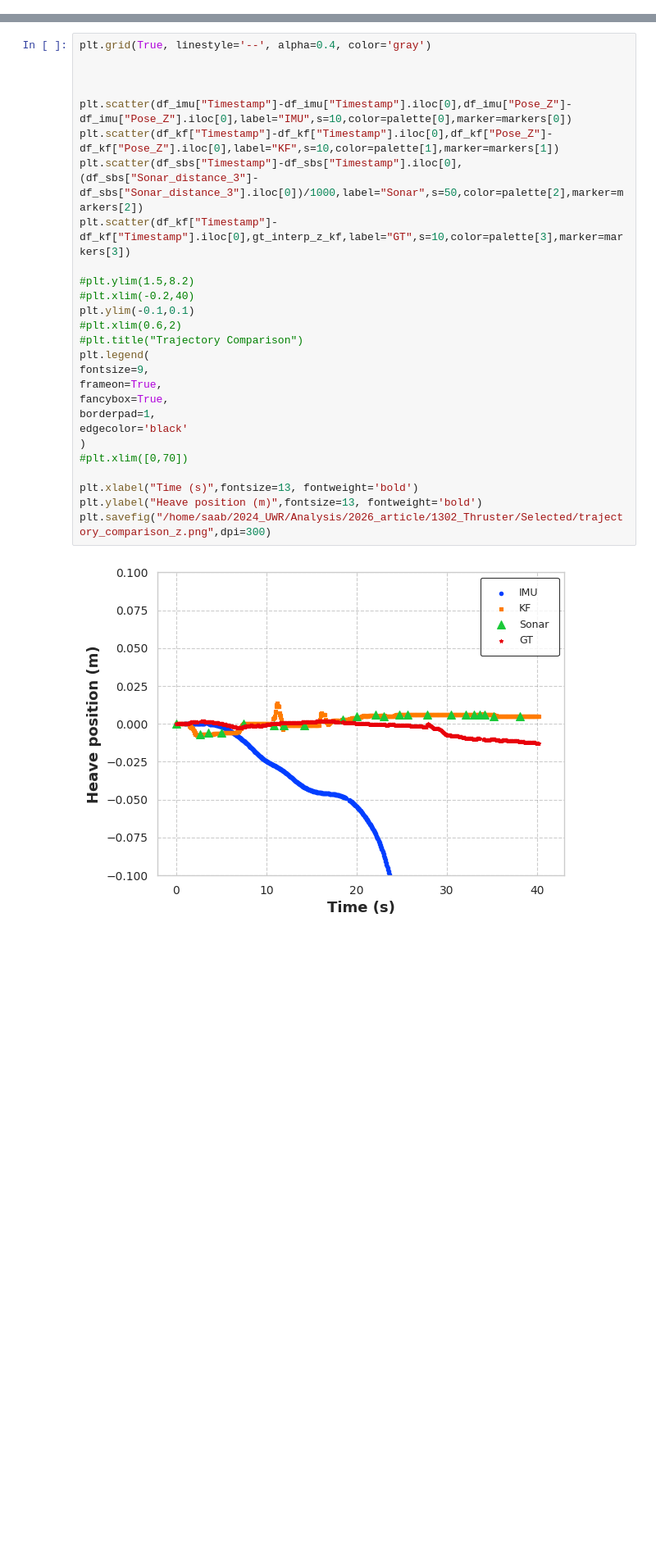
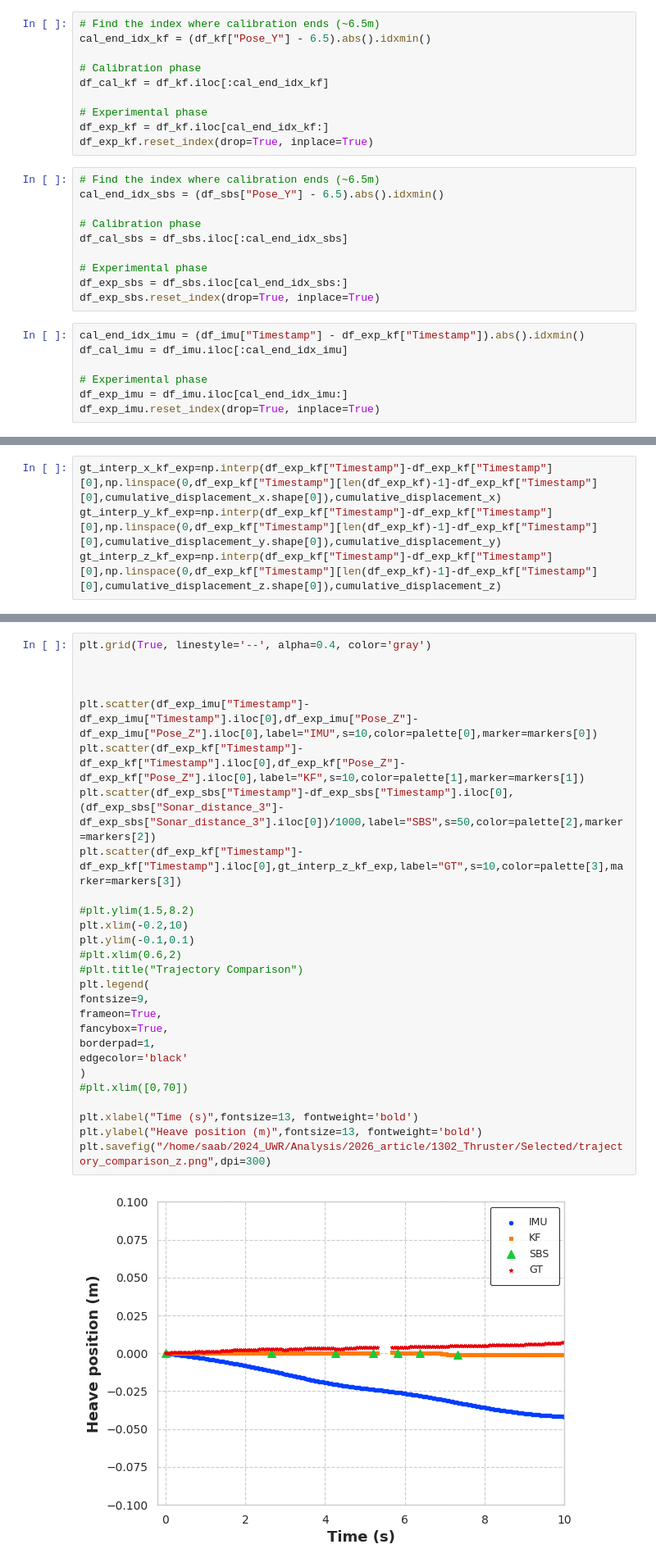
Before and after one commit to SAAB-NTU/2024_UWR, a Jupyter notebook: Analysis/2026_article/2026_analysis_raw.ipynb, the cells around one changed output, grey strips where cells are left out. Shown at 82% size. Drawn from its saved outputs; the diff is of its cells as text; blank space fills up the shorter version.

```diff
--- a/Analysis/2026_article/2026_analysis_raw.ipynb
+++ b/Analysis/2026_article/2026_analysis_raw.ipynb
@@ -260,3 +447,30 @@ df_sbs=pd.read_csv(sbs)
+# %%
+# Find the index where calibration ends (~6.5m)
+cal_end_idx_kf = (df_kf["Pose_Y"] - 6.5).abs().idxmin()
+
+# Calibration phase
+df_cal_kf = df_kf.iloc[:cal_end_idx_kf]
+
+# Experimental phase
+df_exp_kf = df_kf.iloc[cal_end_idx_kf:]
+df_exp_kf.reset_index(drop=True, inplace=True)
+# %%
+# Find the index where calibration ends (~6.5m)
+cal_end_idx_sbs = (df_sbs["Pose_Y"] - 6.5).abs().idxmin()
+
+# Calibration phase
+df_cal_sbs = df_sbs.iloc[:cal_end_idx_sbs]
+
+# Experimental phase
+df_exp_sbs = df_sbs.iloc[cal_end_idx_sbs:]
+df_exp_sbs.reset_index(drop=True, inplace=True)
+# %%
+cal_end_idx_imu = (df_imu["Timestamp"] - df_exp_kf["Timestamp"]).abs().idxmin()
+df_cal_imu = df_imu.iloc[:cal_end_idx_imu]
+
+# Experimental phase
+df_exp_imu = df_imu.iloc[cal_end_idx_imu:]
+df_exp_imu.reset_index(drop=True, inplace=True)
 # %%
 #1302
 div_flows_mean=gt["Z"].to_numpy()
@@ -275 +493,5 @@ cumulative_displacement_y=7.65-cumulative_displacement_y
+# %%
+gt_interp_x_kf_exp=np.interp(df_exp_kf["Timestamp"]-df_exp_kf["Timestamp"][0],np.linspace(0,df_exp_kf["Timestamp"][len(df_exp_kf)-1]-df_exp_kf["Timestamp"][0],cumulative_displacement_x.shape[0]),cumulative_displacement_x)
+gt_interp_y_kf_exp=np.interp(df_exp_kf["Timestamp"]-df_exp_kf["Timestamp"][0],np.linspace(0,df_exp_kf["Timestamp"][len(df_exp_kf)-1]-df_exp_kf["Timestamp"][0],cumulative_displacement_y.shape[0]),cumulative_displacement_y)
+gt_interp_z_kf_exp=np.interp(df_exp_kf["Timestamp"]-df_exp_kf["Timestamp"][0],np.linspace(0,df_exp_kf["Timestamp"][len(df_exp_kf)-1]-df_exp_kf["Timestamp"][0],cumulative_displacement_z.shape[0]),cumulative_displacement_z)
 # %%
@@ -330,29 +588,29 @@ plt.savefig("/home/saab/2024_UWR/Analysis/2026_article/1302_Thruster/Selected/tr
 # %%
 plt.grid(True, linestyle='--', alpha=0.4, color='gray')
 
 
 
-plt.scatter(df_imu["Timestamp"]-df_imu["Timestamp"].iloc[0],df_imu["Pose_Z"]-df_imu["Pose_Z"].iloc[0],label="IMU",s=10,color=palette[0],marker=markers[0])
-plt.scatter(df_kf["Timestamp"]-df_kf["Timestamp"].iloc[0],df_kf["Pose_Z"]-df_kf["Pose_Z"].iloc[0],label="KF",s=10,color=palette[1],marker=markers[1])
-plt.scatter(df_sbs["Timestamp"]-df_sbs["Timestamp"].iloc[0],(df_sbs["Sonar_distance_3"]-df_sbs["Sonar_distance_3"].iloc[0])/1000,label="Sonar",s=50,color=palette[2],marker=markers[2])
-plt.scatter(df_kf["Timestamp"]-df_kf["Timestamp"].iloc[0],gt_interp_z_kf,label="GT",s=10,color=palette[3],marker=markers[3])
+plt.scatter(df_exp_imu["Timestamp"]-df_exp_imu["Timestamp"].iloc[0],df_exp_imu["Pose_Z"]-df_exp_imu["Pose_Z"].iloc[0],label="IMU",s=10,color=palette[0],marker=markers[0])
+plt.scatter(df_exp_kf["Timestamp"]-df_exp_kf["Timestamp"].iloc[0],df_exp_kf["Pose_Z"]-df_exp_kf["Pose_Z"].iloc[0],label="KF",s=10,color=palette[1],marker=markers[1])
+plt.scatter(df_exp_sbs["Timestamp"]-df_exp_sbs["Timestamp"].iloc[0],(df_exp_sbs["Sonar_distance_3"]-df_exp_sbs["Sonar_distance_3"].iloc[0])/1000,label="SBS",s=50,color=palette[2],marker=markers[2])
+plt.scatter(df_exp_kf["Timestamp"]-df_exp_kf["Timestamp"].iloc[0],gt_interp_z_kf_exp,label="GT",s=10,color=palette[3],marker=markers[3])
 
 #plt.ylim(1.5,8.2)
-#plt.xlim(-0.2,40)
+plt.xlim(-0.2,10)
 plt.ylim(-0.1,0.1)
 #plt.xlim(0.6,2)
 #plt.title("Trajectory Comparison")
 plt.legend(
 fontsize=9,
 frameon=True,
 fancybox=True,
 borderpad=1,
 edgecolor='black'
 )
 #plt.xlim([0,70])
 
 plt.xlabel("Time (s)",fontsize=13, fontweight='bold')
 plt.ylabel("Heave position (m)",fontsize=13, fontweight='bold')
 plt.savefig("/home/saab/2024_UWR/Analysis/2026_article/1302_Thruster/Selected/trajectory_comparison_z.png",dpi=300)
 # %% [output]
-[figure, old version]
+[figure, new version]
```
Also changed, not shown: parts of 52 cells of this notebook, 13 other files.
